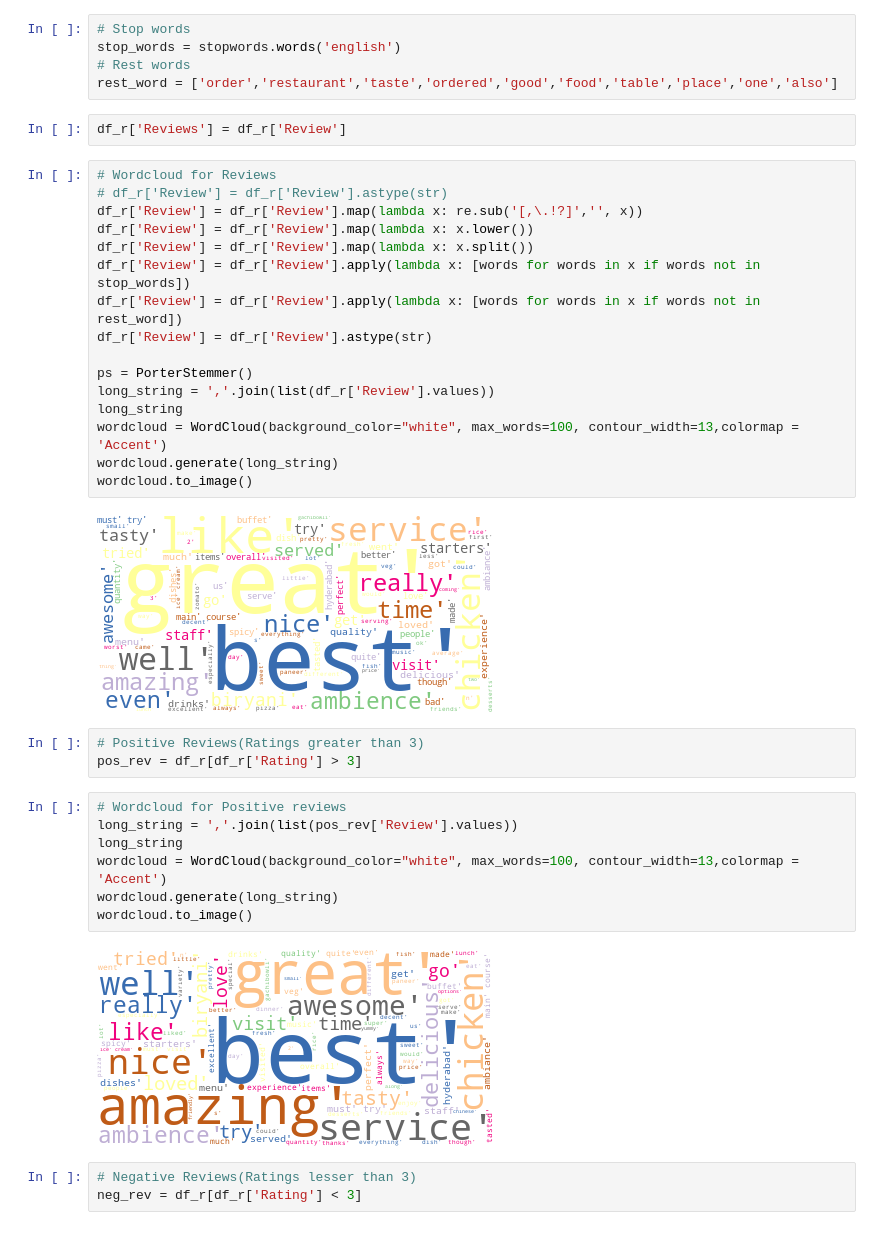
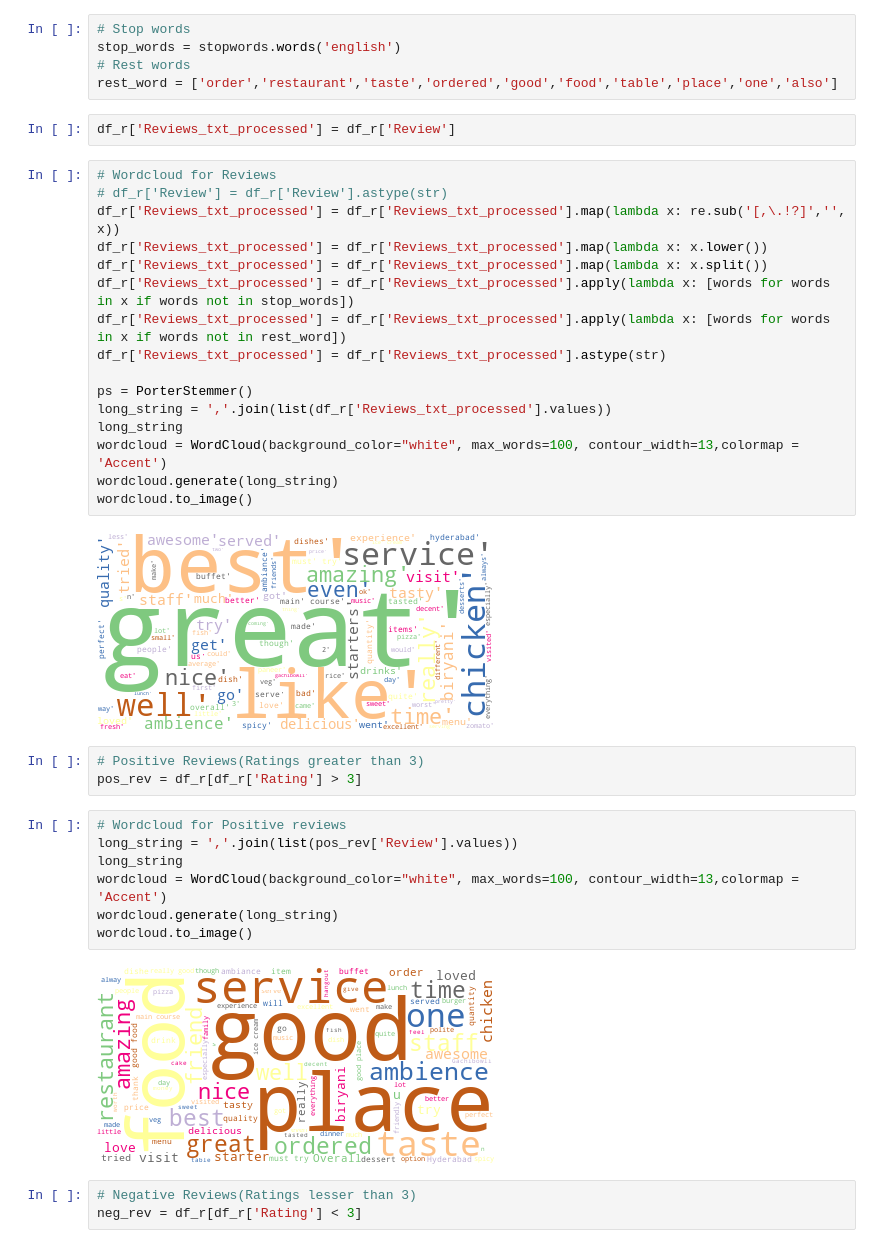
Before and after one commit to SethupathyM/Unsupervised_ML_Clustering_and_Sentiment_Analysis_Zomato_Restaurant, a Jupyter notebook: Zomato_Restaurant_Clustering_and_Sentiment_Analysis_.ipynb, the cells around one changed output. Cells and saved outputs as stored; diff of their text form.

```diff
--- a/Zomato_Restaurant_Clustering_and_Sentiment_Analysis_.ipynb
+++ b/Zomato_Restaurant_Clustering_and_Sentiment_Analysis_.ipynb
@@ -1030,25 +1030,25 @@ stop_words = stopwords.words('english')
 # Rest words
 rest_word = ['order','restaurant','taste','ordered','good','food','table','place','one','also']
 # %%
-df_r['Reviews'] = df_r['Review']
+df_r['Reviews_txt_processed'] = df_r['Review']
 # %%
 # Wordcloud for Reviews
 # df_r['Review'] = df_r['Review'].astype(str)
-df_r['Review'] = df_r['Review'].map(lambda x: re.sub('[,\.!?]','', x))
-df_r['Review'] = df_r['Review'].map(lambda x: x.lower())
-df_r['Review'] = df_r['Review'].map(lambda x: x.split())
-df_r['Review'] = df_r['Review'].apply(lambda x: [words for words in x if words not in stop_words])
-df_r['Review'] = df_r['Review'].apply(lambda x: [words for words in x if words not in rest_word])
-df_r['Review'] = df_r['Review'].astype(str)
+df_r['Reviews_txt_processed'] = df_r['Reviews_txt_processed'].map(lambda x: re.sub('[,\.!?]','', x))
+df_r['Reviews_txt_processed'] = df_r['Reviews_txt_processed'].map(lambda x: x.lower())
+df_r['Reviews_txt_processed'] = df_r['Reviews_txt_processed'].map(lambda x: x.split())
+df_r['Reviews_txt_processed'] = df_r['Reviews_txt_processed'].apply(lambda x: [words for words in x if words not in stop_words])
+df_r['Reviews_txt_processed'] = df_r['Reviews_txt_processed'].apply(lambda x: [words for words in x if words not in rest_word])
+df_r['Reviews_txt_processed'] = df_r['Reviews_txt_processed'].astype(str)
 
 ps = PorterStemmer()
-long_string = ','.join(list(df_r['Review'].values))
+long_string = ','.join(list(df_r['Reviews_txt_processed'].values))
 long_string
 wordcloud = WordCloud(background_color="white", max_words=100, contour_width=13,colormap = 'Accent')
 wordcloud.generate(long_string)
 wordcloud.to_image()
 # %% [output]
-[figure, old version]
+[figure, new version]
 # %%
 # Positive Reviews(Ratings greater than 3)
 pos_rev = df_r[df_r['Rating'] > 3]
@@ -1060,7 +1060,7 @@ wordcloud = WordCloud(background_color="white", max_words=100, contour_width=13,
 wordcloud.generate(long_string)
 wordcloud.to_image()
 # %% [output]
-[figure, old version]
+[figure, new version]
 # %%
 # Negative Reviews(Ratings lesser than 3)
 neg_rev = df_r[df_r['Rating'] < 3]
```
Also changed, not shown: parts of 51 cells of this notebook.
